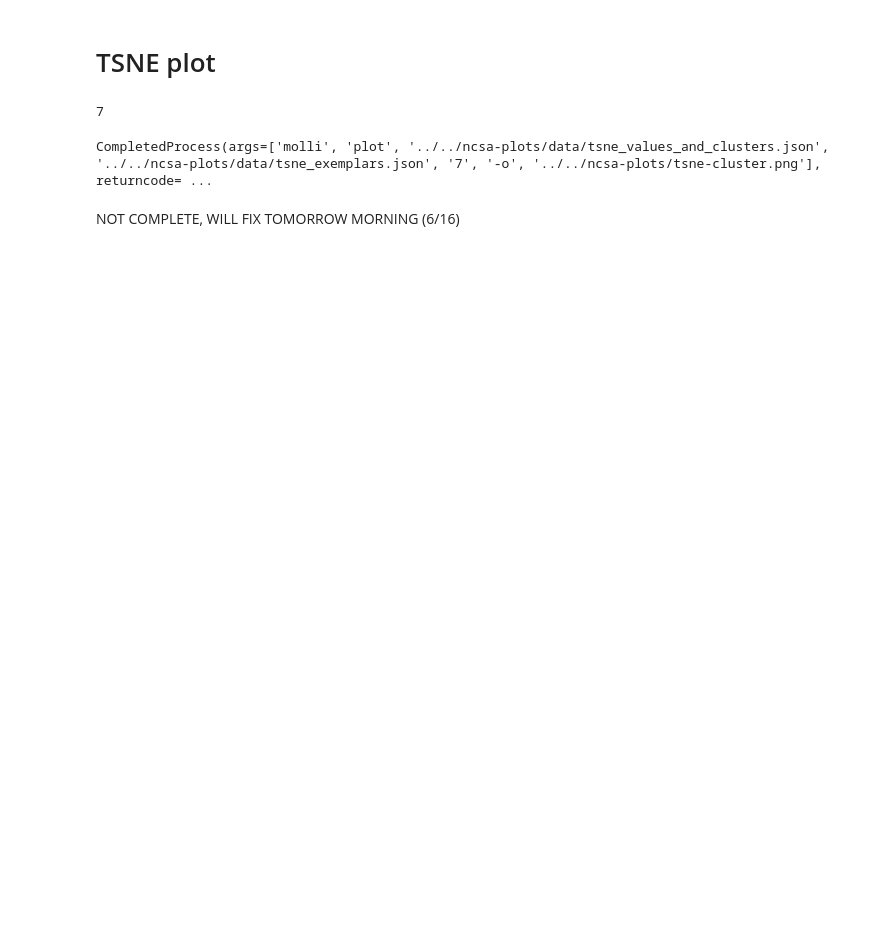
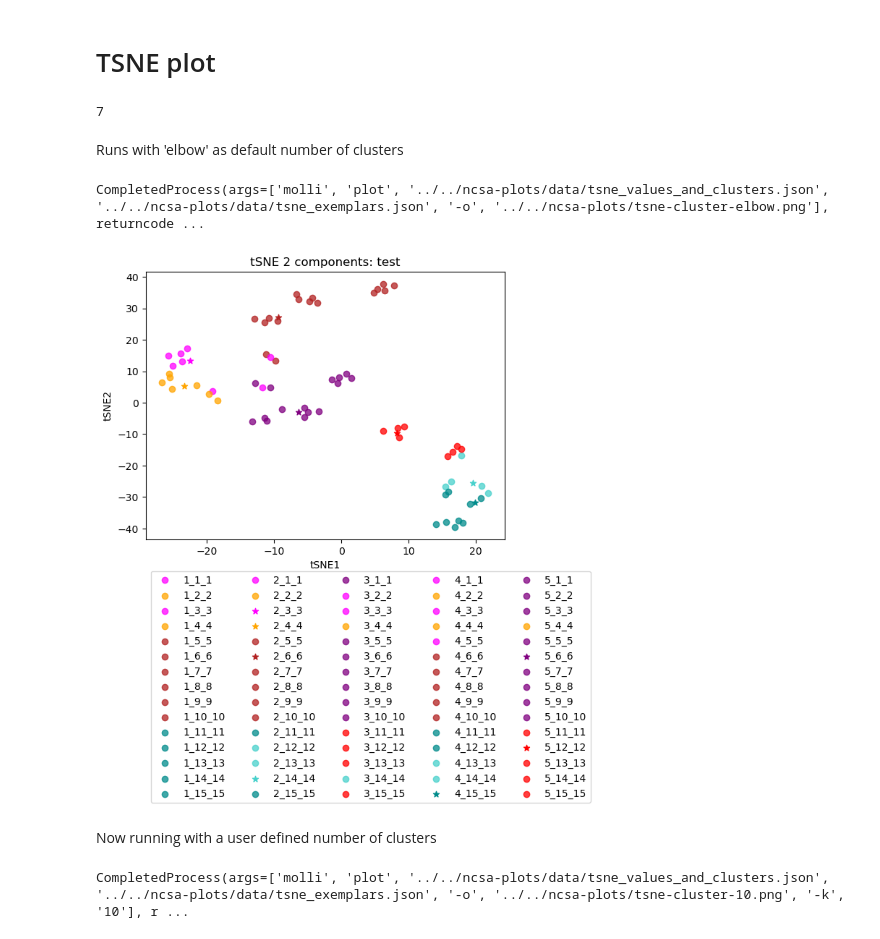
Before and after one commit to SEDenmarkLab/molli, a Jupyter notebook: ncsa-testing/data-viz.ipynb, the cells around one changed output. Cells and saved outputs as stored; diff of their text form; code cells hidden in the pictures; blank space fills up the shorter version.

Commit message:
plot script and data-viz finished

```diff
--- a/ncsa-testing/data-viz.ipynb
+++ b/ncsa-testing/data-viz.ipynb
@@ -13,5 +14,7 @@ print(knee)
 # %% [output]
 7
+# %% [markdown]
+Runs with 'elbow' as default number of clusters
 # %%
 subprocess.run(
     [
@@ -19,12 +22,31 @@ subprocess.run(
         'plot',
         '../../ncsa-plots/data/tsne_values_and_clusters.json',
         '../../ncsa-plots/data/tsne_exemplars.json',
-        str(knee),
         '-o',
-        '../../ncsa-plots/tsne-cluster.png'
+        '../../ncsa-plots/tsne-cluster-elbow.png'
     ]
 )
 # %% [output]
-CompletedProcess(args=['molli', 'plot', '../../ncsa-plots/data/tsne_values_and_clusters.json', '../../ncsa-plots/data/tsne_exemplars.json', '7', '-o', '../../ncsa-plots/tsne-cluster.png'], returncode= ...
+CompletedProcess(args=['molli', 'plot', '../../ncsa-plots/data/tsne_values_and_clusters.json', '../../ncsa-plots/data/tsne_exemplars.json', '-o', '../../ncsa-plots/tsne-cluster-elbow.png'], returncode ...
-# %% [markdown]
-NOT COMPLETE, WILL FIX TOMORROW MORNING (6/16)
+# %%
+from IPython import display
+display.Image('../../ncsa-plots/tsne-cluster-elbow.png')
+# %% [output]
+[figure, added]
+# %% [markdown]
+Now running with a user defined number of clusters
+# %%
+subprocess.run(
+    [
+        'molli',
+        'plot',
+        '../../ncsa-plots/data/tsne_values_and_clusters.json',
+        '../../ncsa-plots/data/tsne_exemplars.json',
+        '-o',
+        '../../ncsa-plots/tsne-cluster-10.png',
+        '-k',
+        '10'
+    ]
+)
+# %% [output]
+CompletedProcess(args=['molli', 'plot', '../../ncsa-plots/data/tsne_values_and_clusters.json', '../../ncsa-plots/data/tsne_exemplars.json', '-o', '../../ncsa-plots/tsne-cluster-10.png', '-k', '10'], r ...
```
Also changed, not shown: parts of 9 cells of this notebook, 3 other files.
